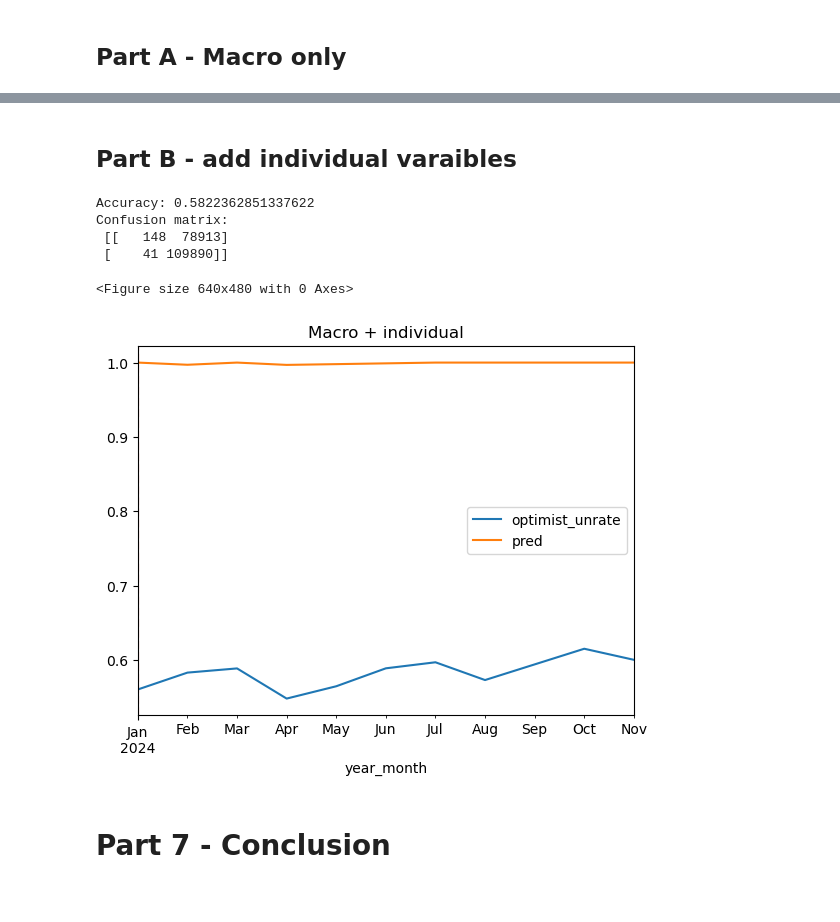
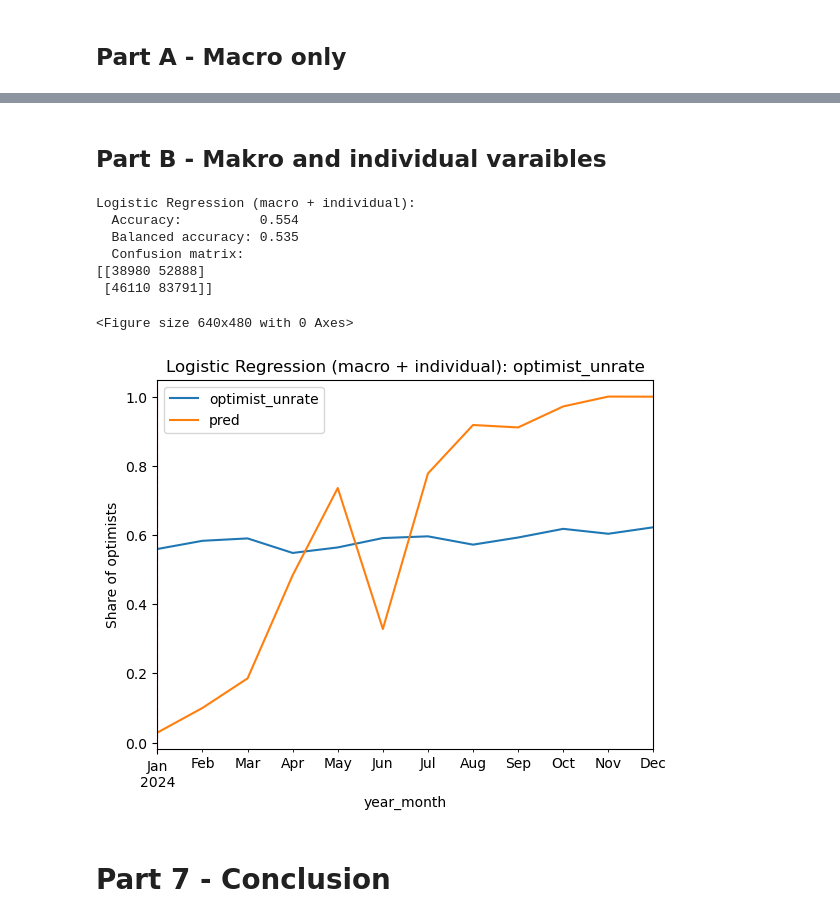
Before and after one commit to Minaslunde/FIE463-assignment2, a Jupyter notebook: data (1)/solution.ipynb, the cells around one changed output, grey strips where cells are left out. Drawn from its saved outputs; the diff is of its cells as text; code cells hidden in the pictures.

Commit message:
update assignment part 5 and 6

```diff
--- a/data (1)/solution.ipynb
+++ b/data (1)/solution.ipynb
@@ -226,8 +255,4 @@ cpi["cpi_lag"] = cpi["cpi"].shift(1)
 unrate["unrate_lag"] = unrate["unrate"].shift(1)
 fedfunds["fedfunds_lag"] = fedfunds["fedfunds"].shift(1)
 mortgage["mortgage_lag"] = mortgage["mortgage"].shift(1)
-# %%
-# prepare SCE data
-df["date"] = pd.to_datetime(df["date"])
-df["year_month"] = df["date"].dt.to_period("M")
 # %%
@@ -513,7 +528,0 @@ from sklearn.linear_model import LinearRegression, RidgeCV, LassoCV
-# %%
-# Ensure date is datetime
-df["date"] = pd.to_datetime(df["date"])
-
-# Split
-df_train = df[df["date"] < "2024-01-01"]
-df_test  = df[(df["date"] >= "2024-01-01") & (df["date"] <= "2024-12-31")]
@@ -893,5 +899,5 @@ plt.show()
 # %% [markdown]
-## Part B - add individual varaibles
+## Part B - Makro and individual varaibles
 # %%
 # new features
 X_vars = X_macro + X_extra
@@ -907,29 +912,40 @@ y_test = test[y_var]
-# %%
-# running random forest again
-grid.fit(X_train, y_train)
-
-y_pred = grid.predict(X_test)
-
-print("Accuracy:", accuracy_score(y_test, y_pred))
-print("Confusion matrix:\n", confusion_matrix(y_test, y_pred))
-# %% [output]
-Accuracy: 0.5822362851337622
-Confusion matrix:
- [[   148  78913]
- [    41 109890]]
+# %%
+# logistic regression L2 with macro + individual features
+logit_b = Pipeline([
+    ("scaler", StandardScaler()),
+    ("model",  LogisticRegression(
+        class_weight="balanced",
+        max_iter=1000
+    ))
+])
+
+logit_b.fit(X_train, y_train)
+y_pred_b = logit_b.predict(X_test)
+
+print("Logistic Regression (macro + individual):")
+print(f"  Accuracy:          {accuracy_score(y_test, y_pred_b):.3f}")
+print(f"  Balanced accuracy: {balanced_accuracy_score(y_test, y_pred_b):.3f}")
+print(f"  Confusion matrix:\n{confusion_matrix(y_test, y_pred_b)}")
+# %% [output]
+Logistic Regression (macro + individual):
+  Accuracy:          0.554
+  Balanced accuracy: 0.535
+  Confusion matrix:
+[[38980 52888]
+ [46110 83791]]
 # %%
-# plot again
-test["pred"] = y_pred
-
+# plot
+test["pred"] = y_pred_b
 df_plot = test.groupby("year_month")[[y_var, "pred"]].mean()
 
 plt.figure()
 df_plot.plot()
 plt.axvline(x="2024-01", color="red", linestyle="--")
-plt.title("Macro + individual")
+plt.title(f"Logistic Regression (macro + individual): {y_var}")
+plt.ylabel("Share of optimists")
 plt.show()
 # %% [output]
 <Figure size 640x480 with 0 Axes>
-[figure, old version]
+[figure, new version]
 # %% [markdown]
 # Part 7 -  Conclusion
```
Also changed, not shown: parts of 109 cells of this notebook.
